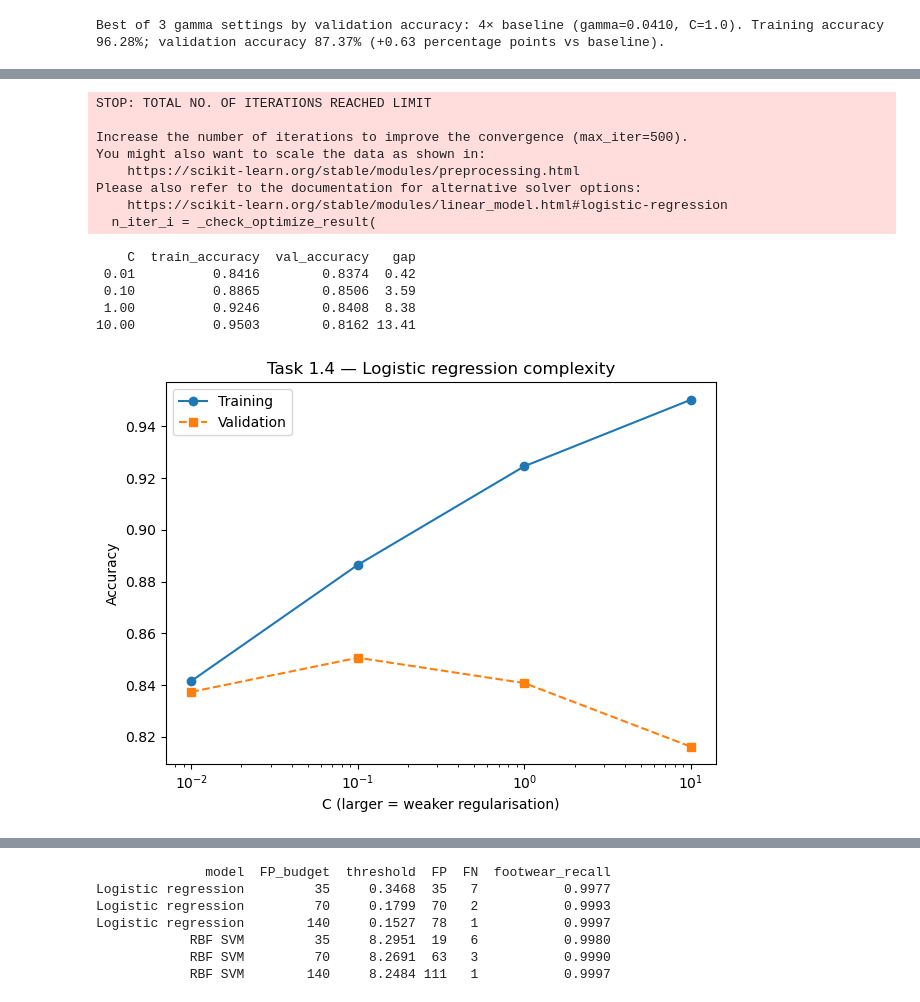
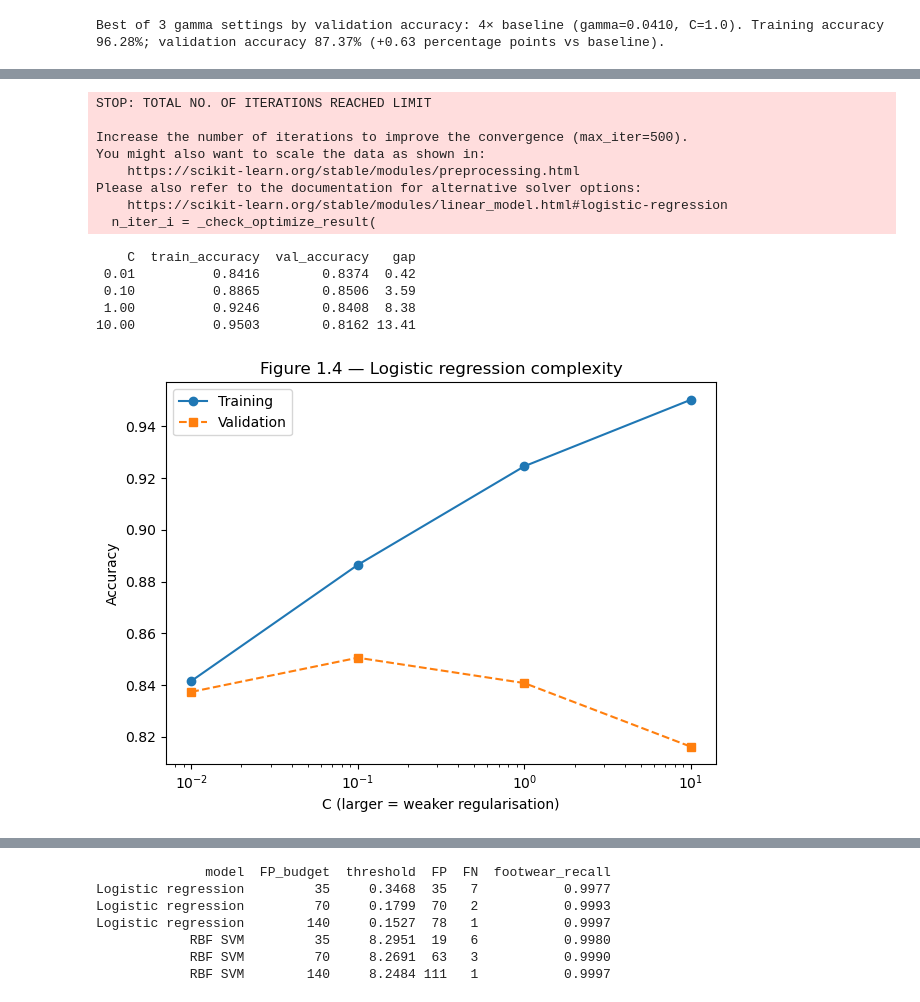
Before and after one commit to selvathandavarayan-crypto/ec251098-ML, a Jupyter notebook: ML_CW_2026.ipynb, the cells around one changed output, grey strips where cells are left out. Saved outputs shown, nothing was run; the diff lists cells and outputs as text; code cells hidden in the pictures.

```diff
--- a/ML_CW_2026.ipynb
+++ b/ML_CW_2026.ipynb
@@ -877,4 +799,5 @@ Best of 3 gamma settings by validation accuracy: 4× baseline (gamma=0.0410, C=1
 # %%
+#now analysing logistic regression for varying regularisation strength/Cvalue
 logreg_rows = []
 for c_value in [0.01, 0.1, 1.0, 10.0]:
     if c_value == 1.0:
@@ -887,32 +810,32 @@ for c_value in [0.01, 0.1, 1.0, 10.0]:
     logreg_rows.append({
         "C": c_value,
         "train_accuracy": training_accuracy,
         "val_accuracy": validation_accuracy,
         "gap": 100 * (training_accuracy - validation_accuracy),})
 
 cvalue_results = pd.DataFrame(logreg_rows)
 cvalue_results.to_csv("results/part1_4_logreg_cvalue_study.csv", index=False)
 print(cvalue_results.round(4).to_string(index=False))
 
 ax = cvalue_results.plot(x="C", y="train_accuracy", marker="o", label="Training", logx=True)
 cvalue_results.plot(x="C", y="val_accuracy", marker="s", linestyle="--", label="Validation", ax=ax)
 ax.set(xlabel="C (larger = weaker regularisation)", ylabel="Accuracy",
-       title="Task 1.4 — Logistic regression complexity")
+       title="Figure 1.4 — Logistic regression complexity")
 ax.figure.tight_layout()
 ax.figure.savefig("figures/part1_4_logreg_cvalye_study.png", dpi=150)
 plt.show()
 # %% [output]
 STOP: TOTAL NO. OF ITERATIONS REACHED LIMIT
 
 Increase the number of iterations to improve the convergence (max_iter=500).
 You might also want to scale the data as shown in:
     https://scikit-learn.org/stable/modules/preprocessing.html
 Please also refer to the documentation for alternative solver options:
     https://scikit-learn.org/stable/modules/linear_model.html#logistic-regression
   n_iter_i = _check_optimize_result(
     C  train_accuracy  val_accuracy   gap
  0.01          0.8416        0.8374  0.42
  0.10          0.8865        0.8506  3.59
  1.00          0.9246        0.8408  8.38
 10.00          0.9503        0.8162 13.41
-[figure, old version]
+[figure, new version]
```
Also changed, not shown: parts of 145 cells of this notebook.
